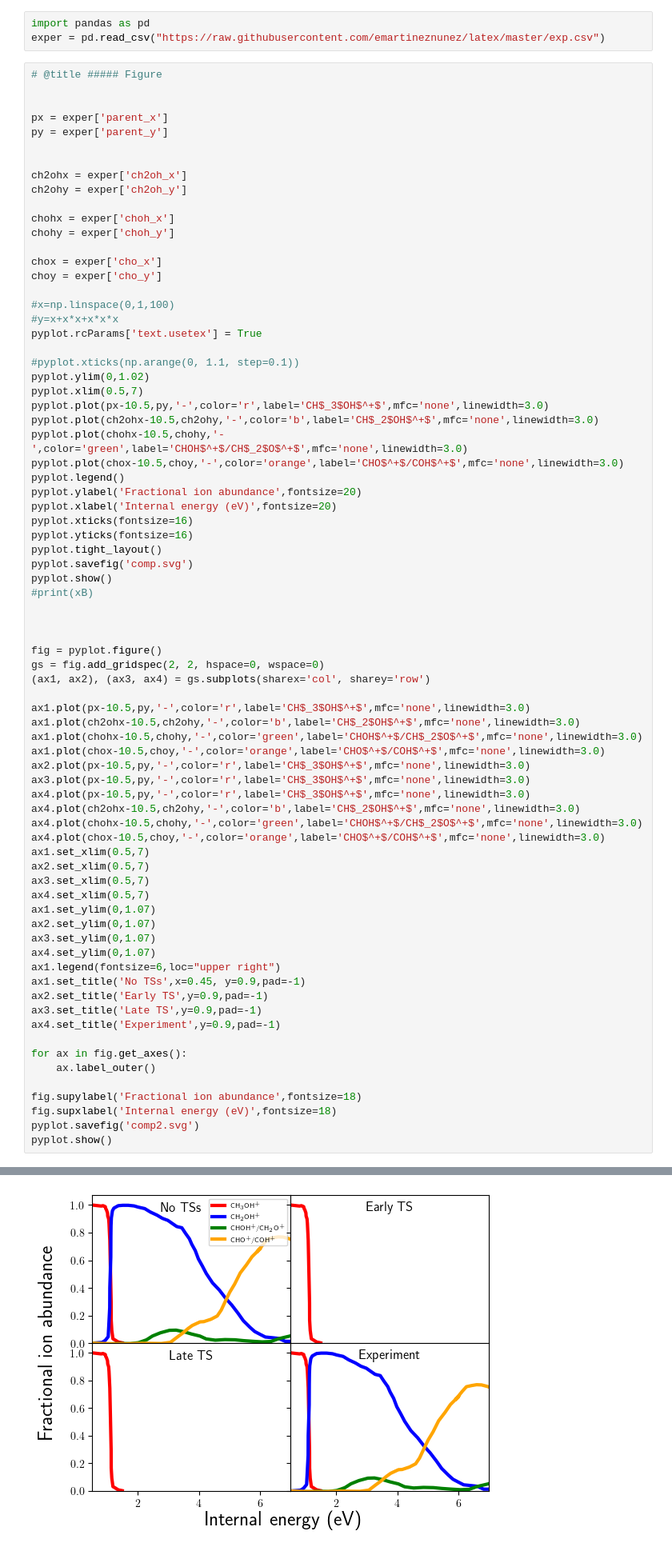
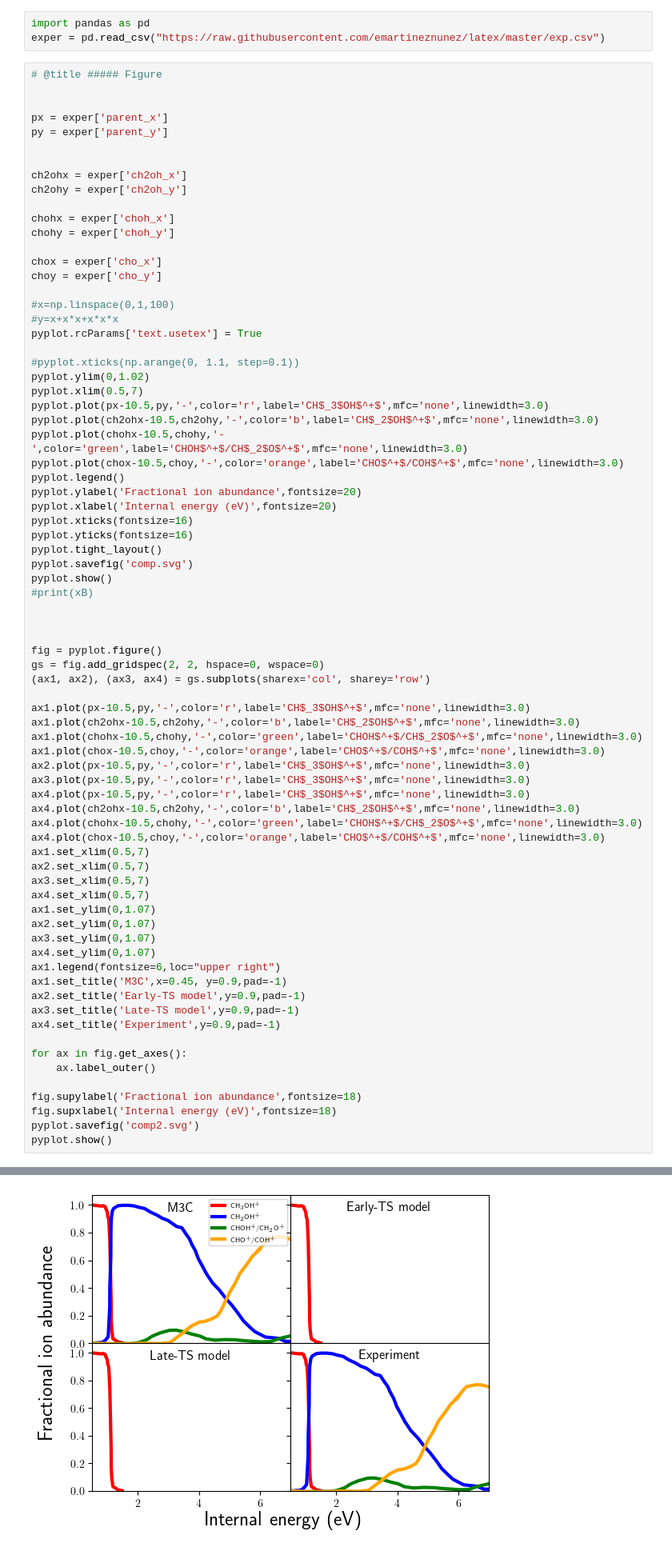
Before and after one commit to emartineznunez/latex, a Jupyter notebook: colab.ipynb, the cells around one changed output, grey strips where cells are left out. Shown: that part at 80% size. Drawn from its saved outputs; the diff is of its cells as text.

```diff
--- a/colab.ipynb
+++ b/colab.ipynb
@@ -58,34 +58,34 @@ gs = fig.add_gridspec(2, 2, hspace=0, wspace=0)
 ax1.plot(px-10.5,py,'-',color='r',label='CH$_3$OH$^+$',mfc='none',linewidth=3.0)
 ax1.plot(ch2ohx-10.5,ch2ohy,'-',color='b',label='CH$_2$OH$^+$',mfc='none',linewidth=3.0)
 ax1.plot(chohx-10.5,chohy,'-',color='green',label='CHOH$^+$/CH$_2$O$^+$',mfc='none',linewidth=3.0)
 ax1.plot(chox-10.5,choy,'-',color='orange',label='CHO$^+$/COH$^+$',mfc='none',linewidth=3.0)
 ax2.plot(px-10.5,py,'-',color='r',label='CH$_3$OH$^+$',mfc='none',linewidth=3.0)
 ax3.plot(px-10.5,py,'-',color='r',label='CH$_3$OH$^+$',mfc='none',linewidth=3.0)
 ax4.plot(px-10.5,py,'-',color='r',label='CH$_3$OH$^+$',mfc='none',linewidth=3.0)
 ax4.plot(ch2ohx-10.5,ch2ohy,'-',color='b',label='CH$_2$OH$^+$',mfc='none',linewidth=3.0)
 ax4.plot(chohx-10.5,chohy,'-',color='green',label='CHOH$^+$/CH$_2$O$^+$',mfc='none',linewidth=3.0)
 ax4.plot(chox-10.5,choy,'-',color='orange',label='CHO$^+$/COH$^+$',mfc='none',linewidth=3.0)
 ax1.set_xlim(0.5,7)
 ax2.set_xlim(0.5,7)
 ax3.set_xlim(0.5,7)
 ax4.set_xlim(0.5,7)
 ax1.set_ylim(0,1.07)
 ax2.set_ylim(0,1.07)
 ax3.set_ylim(0,1.07)
 ax4.set_ylim(0,1.07)
 ax1.legend(fontsize=6,loc="upper right")
-ax1.set_title('No TSs',x=0.45, y=0.9,pad=-1)
-ax2.set_title('Early TS',y=0.9,pad=-1)
-ax3.set_title('Late TS',y=0.9,pad=-1)
+ax1.set_title('M3C',x=0.45, y=0.9,pad=-1)
+ax2.set_title('Early-TS model',y=0.9,pad=-1)
+ax3.set_title('Late-TS model',y=0.9,pad=-1)
 ax4.set_title('Experiment',y=0.9,pad=-1)
 
 for ax in fig.get_axes():
     ax.label_outer()
 
 fig.supylabel('Fractional ion abundance',fontsize=18)
 fig.supxlabel('Internal energy (eV)',fontsize=18)
 pyplot.savefig('comp2.svg')
 pyplot.show()
 # %% [output]
 [figure]
-[figure, old version]
+[figure, new version]
```
